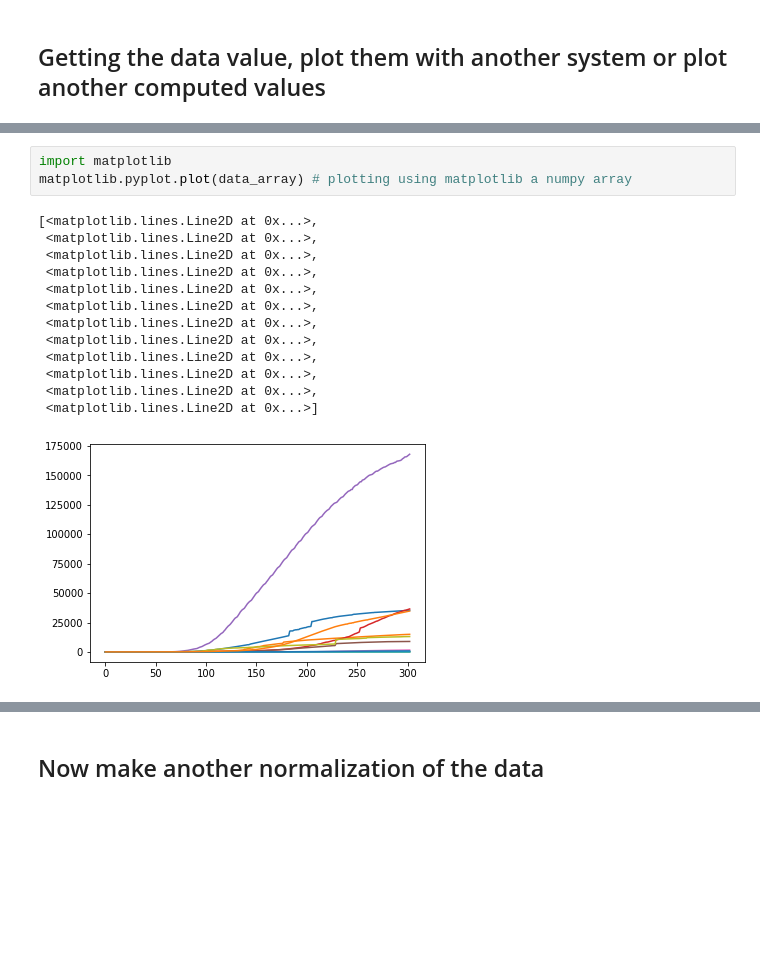
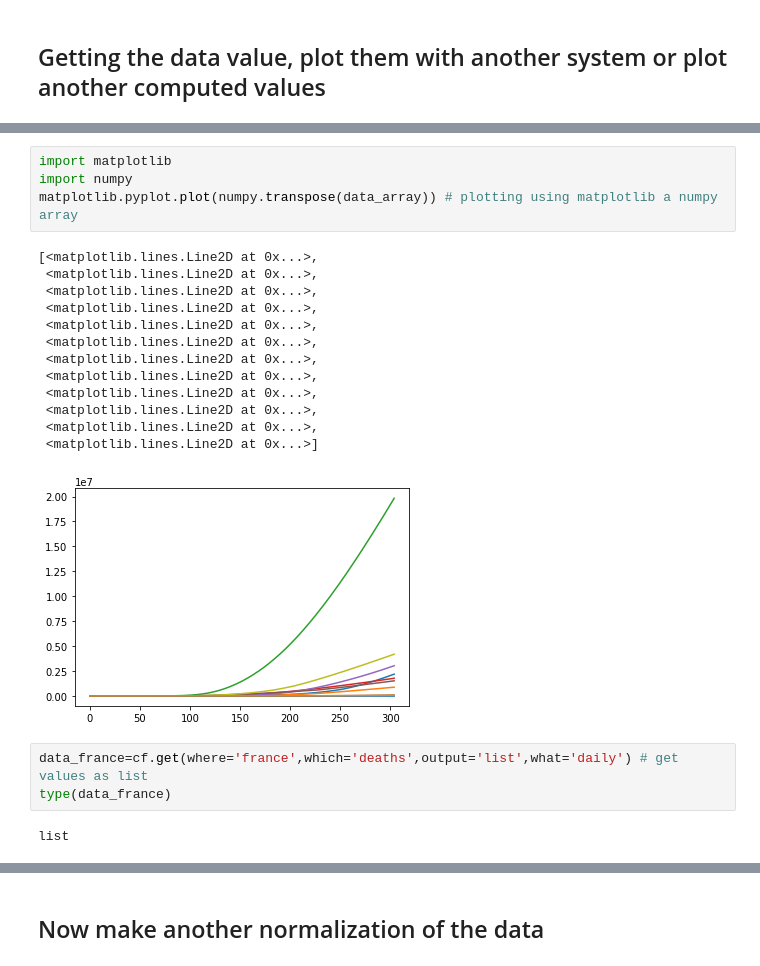
Before and after one commit to coa-project/coabook, a Jupyter notebook: using_pycoa_in_depth.ipynb, the cells around one changed output, grey strips where cells are left out. Cells and saved outputs as stored; diff of their text form; blank space fills up the shorter version.

```diff
--- a/using_pycoa_in_depth.ipynb
+++ b/using_pycoa_in_depth.ipynb
@@ -97,18 +106,24 @@ data_array=cf.get(where='South america',which='deaths',output='array')   # this
 # %%
 import matplotlib
-matplotlib.pyplot.plot(data_array) # plotting using matplotlib a numpy array
+import numpy
+matplotlib.pyplot.plot(numpy.transpose(data_array)) # plotting using matplotlib a numpy array
 # %% [output]
 [<matplotlib.lines.Line2D at 0x...>,
  <matplotlib.lines.Line2D at 0x...>,
  <matplotlib.lines.Line2D at 0x...>,
  <matplotlib.lines.Line2D at 0x...>,
  <matplotlib.lines.Line2D at 0x...>,
  <matplotlib.lines.Line2D at 0x...>,
  <matplotlib.lines.Line2D at 0x...>,
  <matplotlib.lines.Line2D at 0x...>,
  <matplotlib.lines.Line2D at 0x...>,
  <matplotlib.lines.Line2D at 0x...>,
  <matplotlib.lines.Line2D at 0x...>,
  <matplotlib.lines.Line2D at 0x...>]
-[figure, old version]
+[figure, new version]
+# %%
+data_france=cf.get(where='france',which='deaths',output='list',what='daily') # get values as list
+type(data_france)
+# %% [output]
+list
 # %%
```
Also changed, not shown: parts of 5 cells of this notebook.
